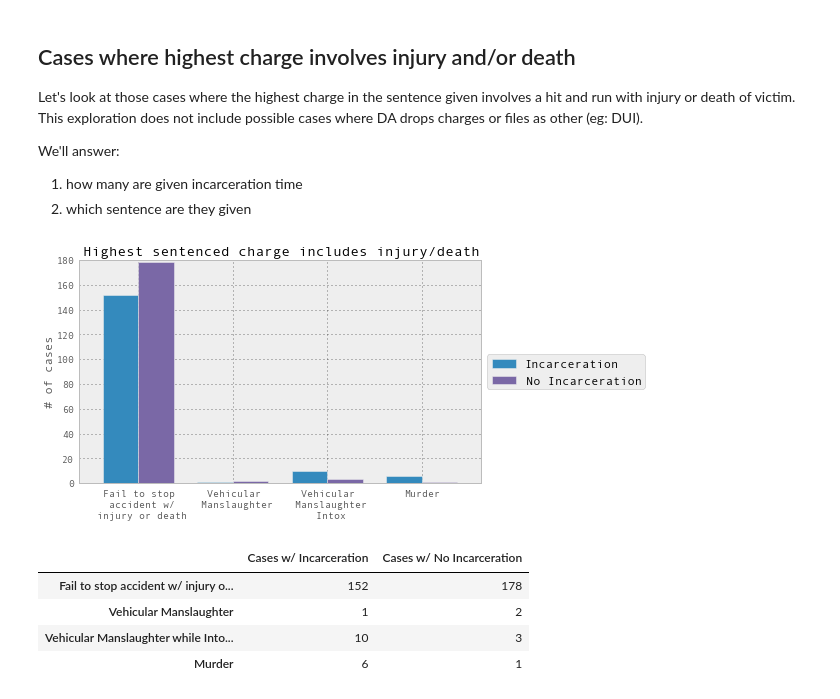
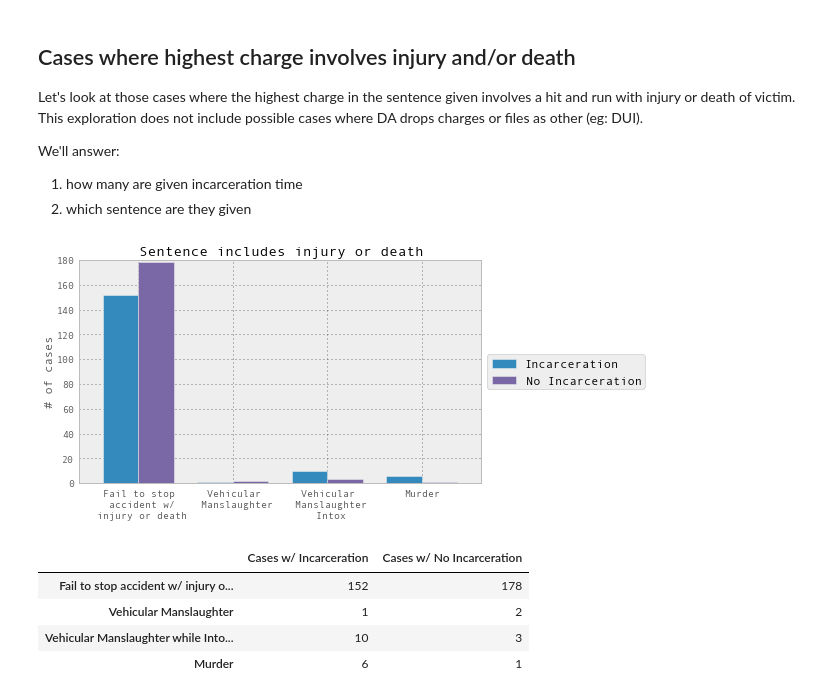
Before and after one commit to SDRDLAnalysts/pdp-data-projects, a Jupyter notebook: voiceofsandiego.org/hit-and-run-felonies/hit-and-run.ipynb, the cells around one changed output. Cells and saved outputs as stored; diff of their text form; code cells hidden in the pictures.

```diff
--- a/voiceofsandiego.org/hit-and-run-felonies/hit-and-run.ipynb
+++ b/voiceofsandiego.org/hit-and-run-felonies/hit-and-run.ipynb
@@ -51,34 +51,34 @@ We'll answer:
 # %%
 index3 = ("Fail to stop \n accident w/ \n injury or death",
          "Vehicular \n Manslaughter",
          "Vehicular \n Manslaughter \n Intox",
          "Murder")
 df3 = pd.DataFrame({
 'Incarceration': pd.Series(( 152,1 ,10,6), index3),
 'No Incarceration': pd.Series((178,2,3,1), index3)
 })
 
-ax3=df3.plot(kind='bar', legend=True, title= "Sentence charge includes injury/death")
+ax3=df3.plot(kind='bar', legend=True, title= "Sentence includes injury or death")
 ax3.set_ylabel('# of cases')
 ax3.set_xticklabels(df3.index, rotation='horizontal')
 
 # Shrink current axis by %
 box = ax3.get_position()
 ax3.set_position([box.x0, box.y0, box.width * 1.2, box.height])
 
 # Put a legend to the right of the current axis
 ax3.legend(loc='center left', bbox_to_anchor=(1, 0.5))
 
 index4 = ("Fail to stop accident w/ injury or death",
          "Vehicular  Manslaughter",
          "Vehicular  Manslaughter while Intoxicated",
          "Murder")
 table1 = pd.DataFrame({
 'Cases w/ Incarceration': pd.Series(( 152,1 ,10,6), index4),
 'Cases w/ No Incarceration': pd.Series((178,2,3,1), index4)
 })
 # %% [output]
-[figure, old version]
+[figure, new version]
 # %%
 table1
 # %% [output]
```
